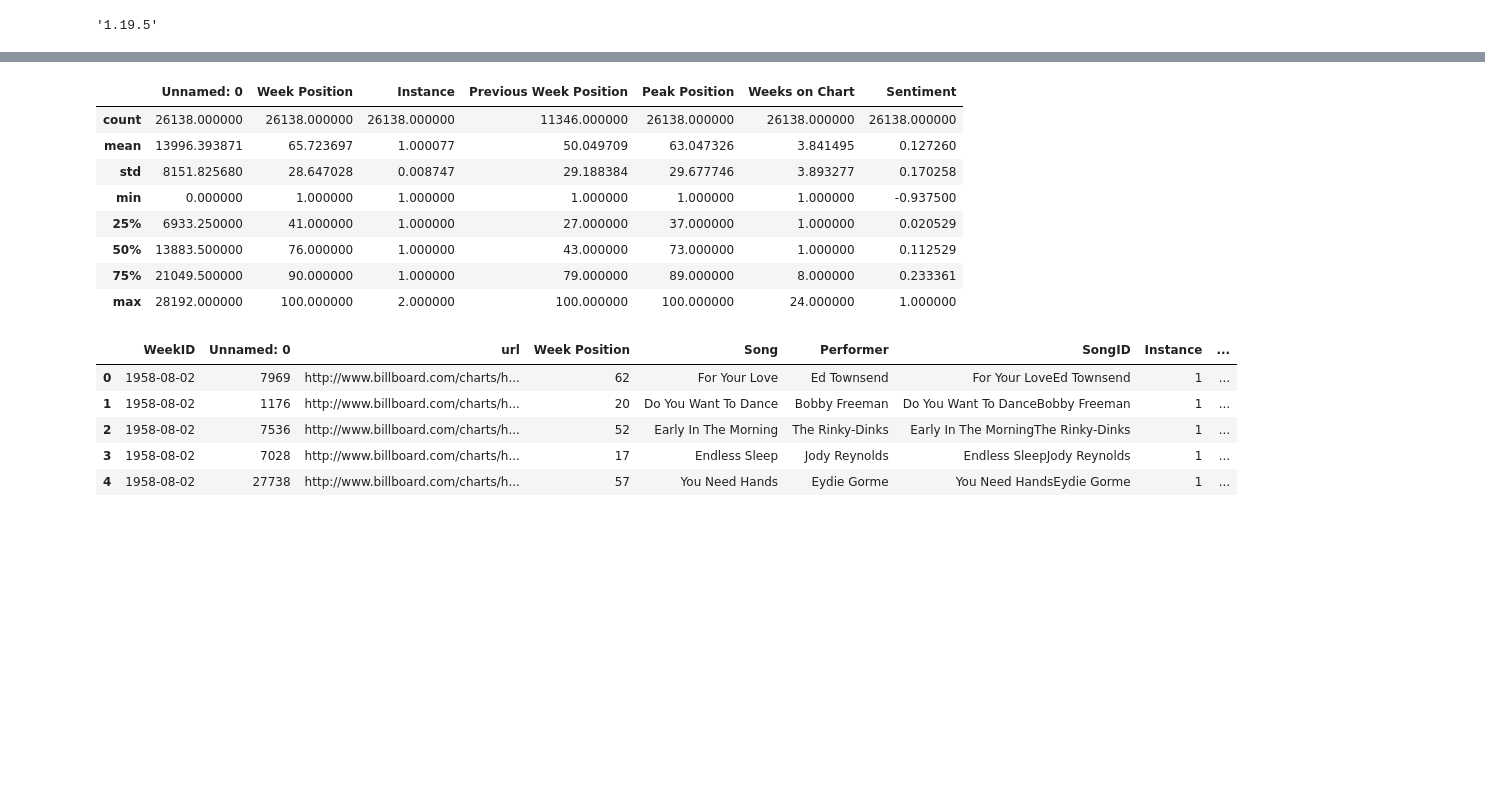
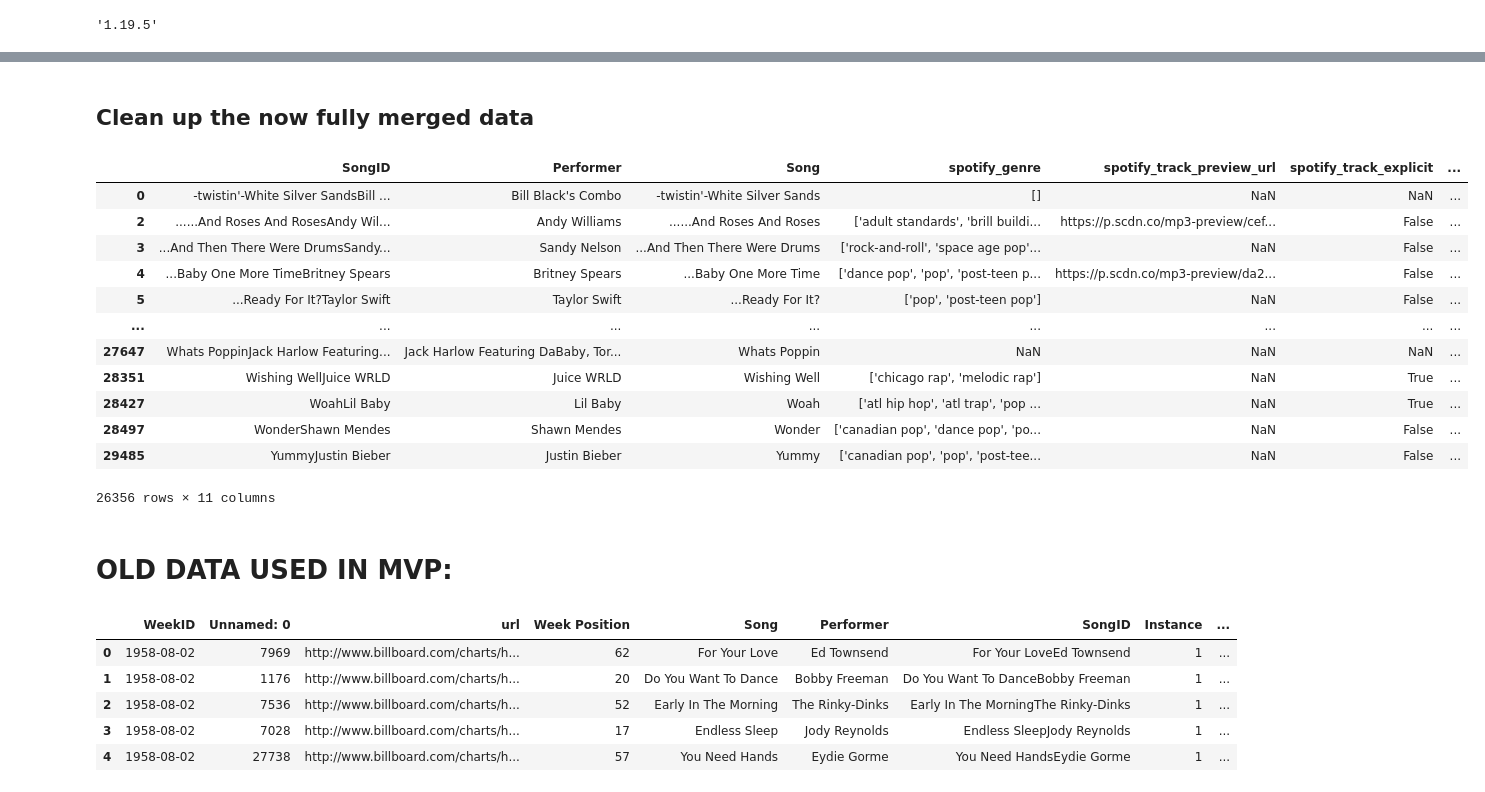
Before and after one commit to davidnmora/billboard-lyric-exploration, a Jupyter notebook: Cliche lyrics initial exploration.ipynb, the cells around one changed output, grey strips where cells are left out. Drawn from its saved outputs; the diff is of its cells as text; code cells hidden in the pictures; blank space fills up the shorter version.

```diff
--- a/Cliche lyrics initial exploration.ipynb
+++ b/Cliche lyrics initial exploration.ipynb
@@ -9,0 +215,5 @@ np.__version__
+# %%
+merged_df_minus_updated = merged_with_thru_2019_lyrics[
+    ~merged_with_thru_2019_lyrics.index.isin(songs_without_lyrics_from_2020.index)
+]
+fully_updated_df = pd.concat([merged_df_minus_updated, songs_without_lyrics_from_2020])
@@ -9,0 +224,20 @@ np.__version__
+# %% [markdown]
+## Clean up the now fully merged data
+# %%
+# drop
+ready_for_export = fully_updated_df.dropna(subset=['Lyrics'])
+ready_for_export
+# %% [output]
+|  | SongID | Performer | Song | spotify_genre | spotify_track_preview_url | spotify_track_explicit | ... |
+| 0 | -twistin'-White Silver SandsBill ... | Bill Black's Combo | -twistin'-White Silver Sands | [] | NaN | NaN | ... |
+| 2 | ......And Roses And RosesAndy Wil... | Andy Williams | ......And Roses And Roses | ['adult standards', 'brill buildi... | https://p.scdn.co/mp3-preview/cef... | False | ... |
+| 3 | ...And Then There Were DrumsSandy... | Sandy Nelson | ...And Then There Were Drums | ['rock-and-roll', 'space age pop'... | NaN | False | ... |
+| 4 | ...Baby One More TimeBritney Spears | Britney Spears | ...Baby One More Time | ['dance pop', 'pop', 'post-teen p... | https://p.scdn.co/mp3-preview/da2... | False | ... |
+| 5 | ...Ready For It?Taylor Swift | Taylor Swift | ...Ready For It? | ['pop', 'post-teen pop'] | NaN | False | ... |
+| ... | ... | ... | ... | ... | ... | ... | ... |
+| 27647 | Whats PoppinJack Harlow Featuring... | Jack Harlow Featuring DaBaby, Tor... | Whats Poppin | NaN | NaN | NaN | ... |
+| 28351 | Wishing WellJuice WRLD | Juice WRLD | Wishing Well | ['chicago rap', 'melodic rap'] | NaN | True | ... |
+| 28427 | WoahLil Baby | Lil Baby | Woah | ['atl hip hop', 'atl trap', 'pop ... | NaN | True | ... |
+| 28497 | WonderShawn Mendes | Shawn Mendes | Wonder | ['canadian pop', 'dance pop', 'po... | NaN | False | ... |
+| 29485 | YummyJustin Bieber | Justin Bieber | Yummy | ['canadian pop', 'pop', 'post-tee... | NaN | False | ... |
+26356 rows × 11 columns
@@ -10,17 +246,7 @@ np.__version__
+# %% [markdown]
+# OLD DATA USED IN MVP:
 # %%
 df = pd.read_csv('./data/lyric-full_df.csv')
-# %%
-df.describe()
-# %% [output]
-|  | Unnamed: 0 | Week Position | Instance | Previous Week Position | Peak Position | Weeks on Chart | Sentiment |
-| count | 26138.000000 | 26138.000000 | 26138.000000 | 11346.000000 | 26138.000000 | 26138.000000 | 26138.000000 |
-| mean | 13996.393871 | 65.723697 | 1.000077 | 50.049709 | 63.047326 | 3.841495 | 0.127260 |
-| std | 8151.825680 | 28.647028 | 0.008747 | 29.188384 | 29.677746 | 3.893277 | 0.170258 |
-| min | 0.000000 | 1.000000 | 1.000000 | 1.000000 | 1.000000 | 1.000000 | -0.937500 |
-| 25% | 6933.250000 | 41.000000 | 1.000000 | 27.000000 | 37.000000 | 1.000000 | 0.020529 |
-| 50% | 13883.500000 | 76.000000 | 1.000000 | 43.000000 | 73.000000 | 1.000000 | 0.112529 |
-| 75% | 21049.500000 | 90.000000 | 1.000000 | 79.000000 | 89.000000 | 8.000000 | 0.233361 |
-| max | 28192.000000 | 100.000000 | 2.000000 | 100.000000 | 100.000000 | 24.000000 | 1.000000 |
 # %%
 df.head()
 # %% [output]
```
Also changed, not shown: parts of 28 cells of this notebook.
